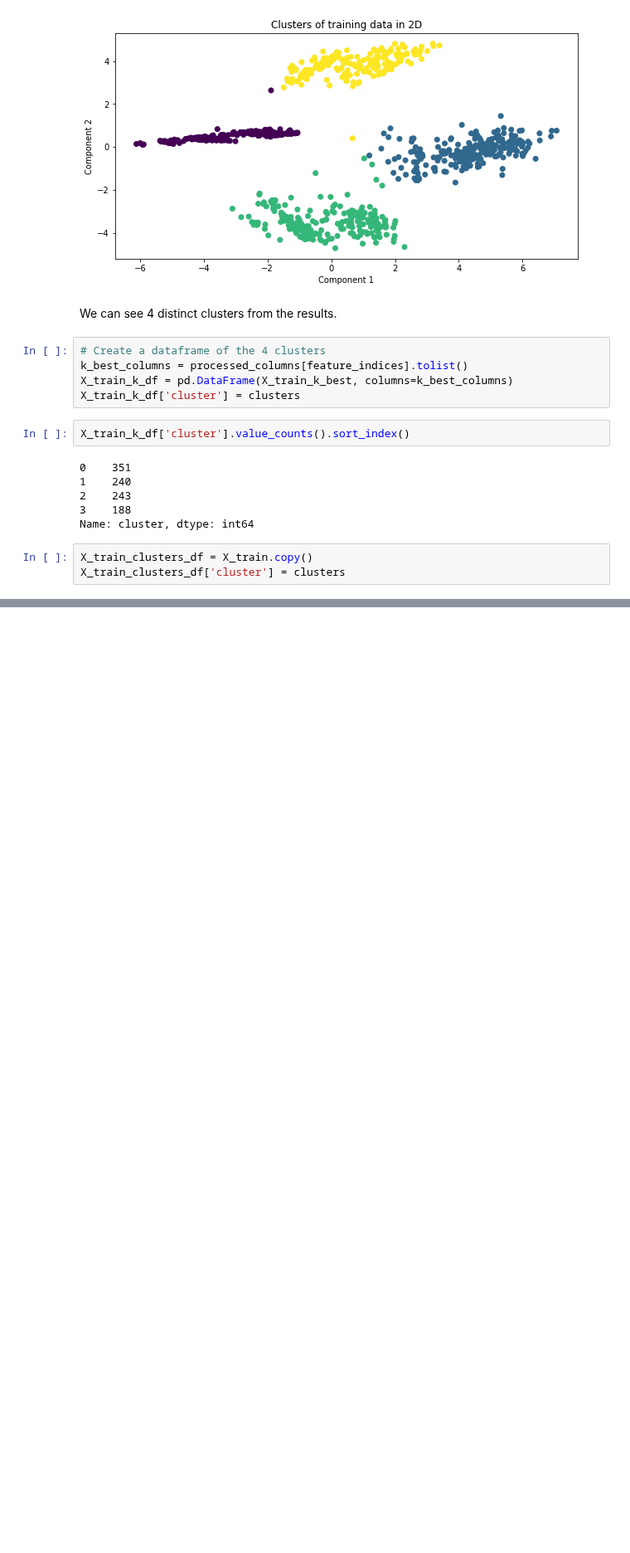
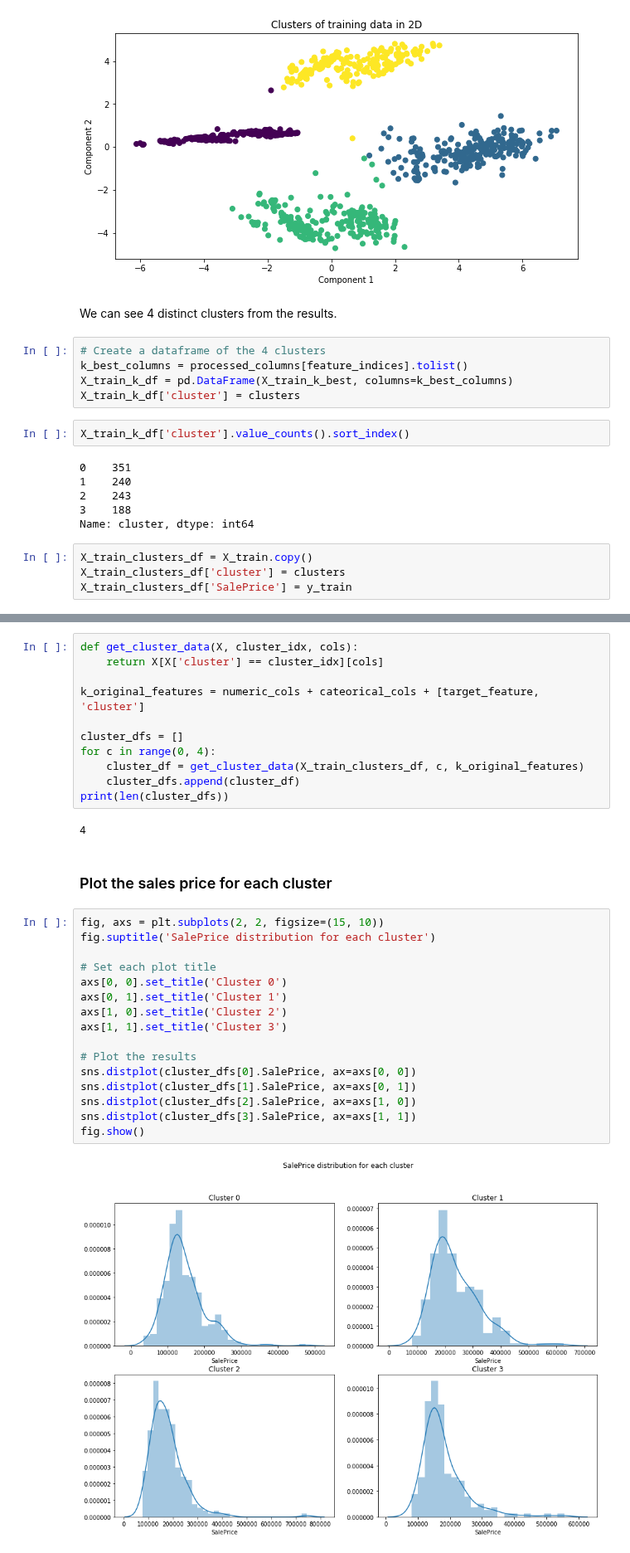
Before and after one commit to Ryan95Z/ml-house-prices, a Jupyter notebook: notebooks/1. ML House Prices - Creating a training dataset.ipynb, the cells around one changed output, grey strips where cells are left out. Shown at 83% size. Cells and saved outputs as stored; diff of their text form; blank space fills up the shorter version.

Commit message:
performed some analysis on the cluster results. Nothing significant could be found out of the main features from the random forest

```diff
--- a/notebooks/1. ML House Prices - Creating a training dataset.ipynb
+++ b/notebooks/1. ML House Prices - Creating a training dataset.ipynb
@@ -485,3 +485,4 @@ Name: cluster, dtype: int64
 # %%
 X_train_clusters_df = X_train.copy()
 X_train_clusters_df['cluster'] = clusters
+X_train_clusters_df['SalePrice'] = y_train
@@ -498,0 +489,33 @@ X_train_clusters_df.groupby('cluster')
+# %%
+def get_cluster_data(X, cluster_idx, cols):
+    return X[X['cluster'] == cluster_idx][cols]
+
+k_original_features = numeric_cols + cateorical_cols + [target_feature, 'cluster']
+
+cluster_dfs = []
+for c in range(0, 4):
+    cluster_df = get_cluster_data(X_train_clusters_df, c, k_original_features)
+    cluster_dfs.append(cluster_df)
+print(len(cluster_dfs))
+# %% [output]
+4
+# %% [markdown]
+### Plot the sales price for each cluster
+# %%
+fig, axs = plt.subplots(2, 2, figsize=(15, 10))
+fig.suptitle('SalePrice distribution for each cluster')
+
+# Set each plot title
+axs[0, 0].set_title('Cluster 0')
+axs[0, 1].set_title('Cluster 1')
+axs[1, 0].set_title('Cluster 2')
+axs[1, 1].set_title('Cluster 3')
+
+# Plot the results
+sns.distplot(cluster_dfs[0].SalePrice, ax=axs[0, 0])
+sns.distplot(cluster_dfs[1].SalePrice, ax=axs[0, 1])
+sns.distplot(cluster_dfs[2].SalePrice, ax=axs[1, 0])
+sns.distplot(cluster_dfs[3].SalePrice, ax=axs[1, 1])
+fig.show()
+# %% [output]
+[figure, added]
```
Also changed, not shown: parts of 21 cells of this notebook.
